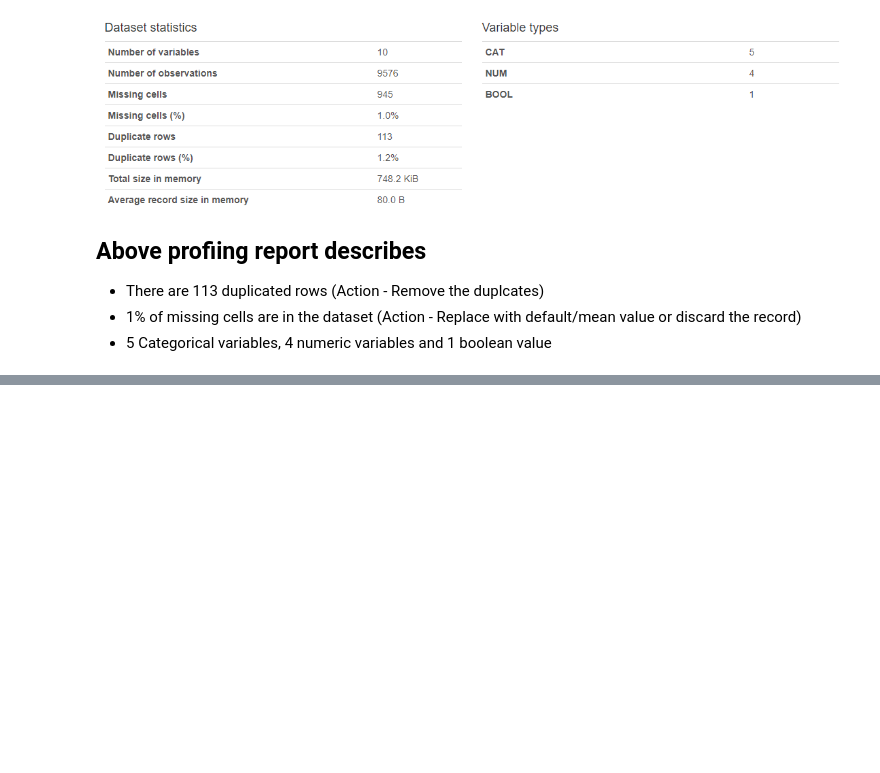
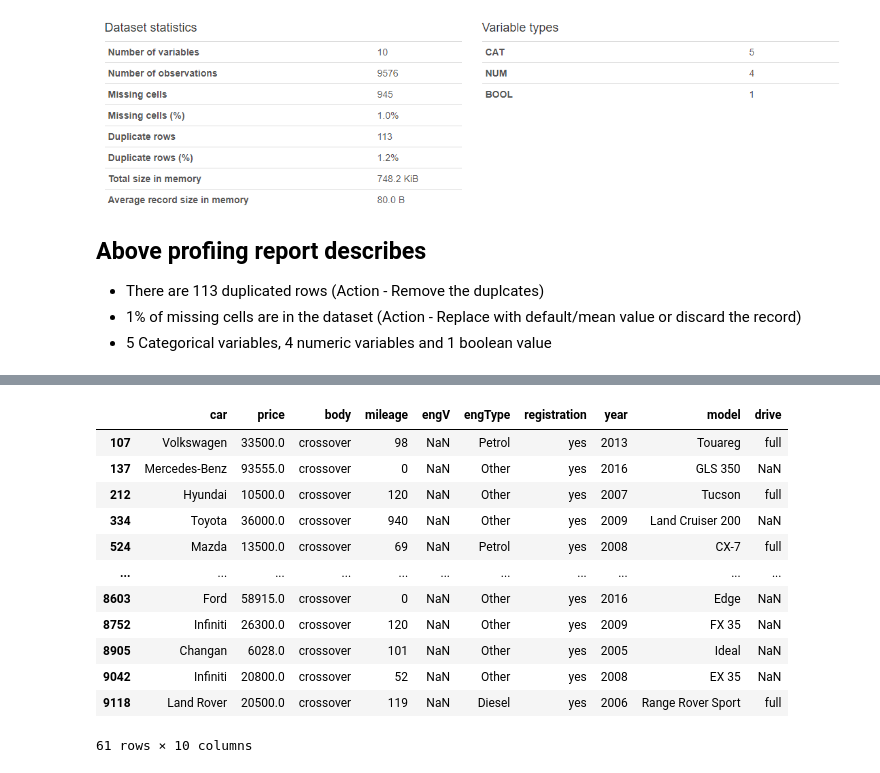
Before and after one commit to yoganandaraol/EDA_CarSales, a Jupyter notebook: EDA_CarSales_Project.ipynb, the cells around one changed output, grey strips where cells are left out. Cells and saved outputs as stored; diff of their text form; code cells hidden in the pictures; blank space fills up the shorter version.

```diff
--- a/EDA_CarSales_Project.ipynb
+++ b/EDA_CarSales_Project.ipynb
@@ -104,0 +194,16 @@ carsales_Profile.to_file("Profile_Before_Processing.html")
+# %%
+carsales_df[(carsales_df['engV'].isnull() == True) & (carsales_df['body'] == 'crossover')]
+# %% [output]
+|  | car | price | body | mileage | engV | engType | registration | year | model | drive |
+| 107 | Volkswagen | 33500.0 | crossover | 98 | NaN | Petrol | yes | 2013 | Touareg | full |
+| 137 | Mercedes-Benz | 93555.0 | crossover | 0 | NaN | Other | yes | 2016 | GLS 350 | NaN |
+| 212 | Hyundai | 10500.0 | crossover | 120 | NaN | Other | yes | 2007 | Tucson | full |
+| 334 | Toyota | 36000.0 | crossover | 940 | NaN | Other | yes | 2009 | Land Cruiser 200 | NaN |
+| 524 | Mazda | 13500.0 | crossover | 69 | NaN | Petrol | yes | 2008 | CX-7 | full |
+| ... | ... | ... | ... | ... | ... | ... | ... | ... | ... | ... |
+| 8603 | Ford | 58915.0 | crossover | 0 | NaN | Other | yes | 2016 | Edge | NaN |
+| 8752 | Infiniti | 26300.0 | crossover | 120 | NaN | Other | yes | 2009 | FX 35 | NaN |
+| 8905 | Changan | 6028.0 | crossover | 101 | NaN | Other | yes | 2005 | Ideal | NaN |
+| 9042 | Infiniti | 20800.0 | crossover | 52 | NaN | Other | yes | 2008 | EX 35 | NaN |
+| 9118 | Land Rover | 20500.0 | crossover | 119 | NaN | Diesel | yes | 2006 | Range Rover Sport | full |
+61 rows × 10 columns
```
Also changed, not shown: parts of 11 cells of this notebook.
